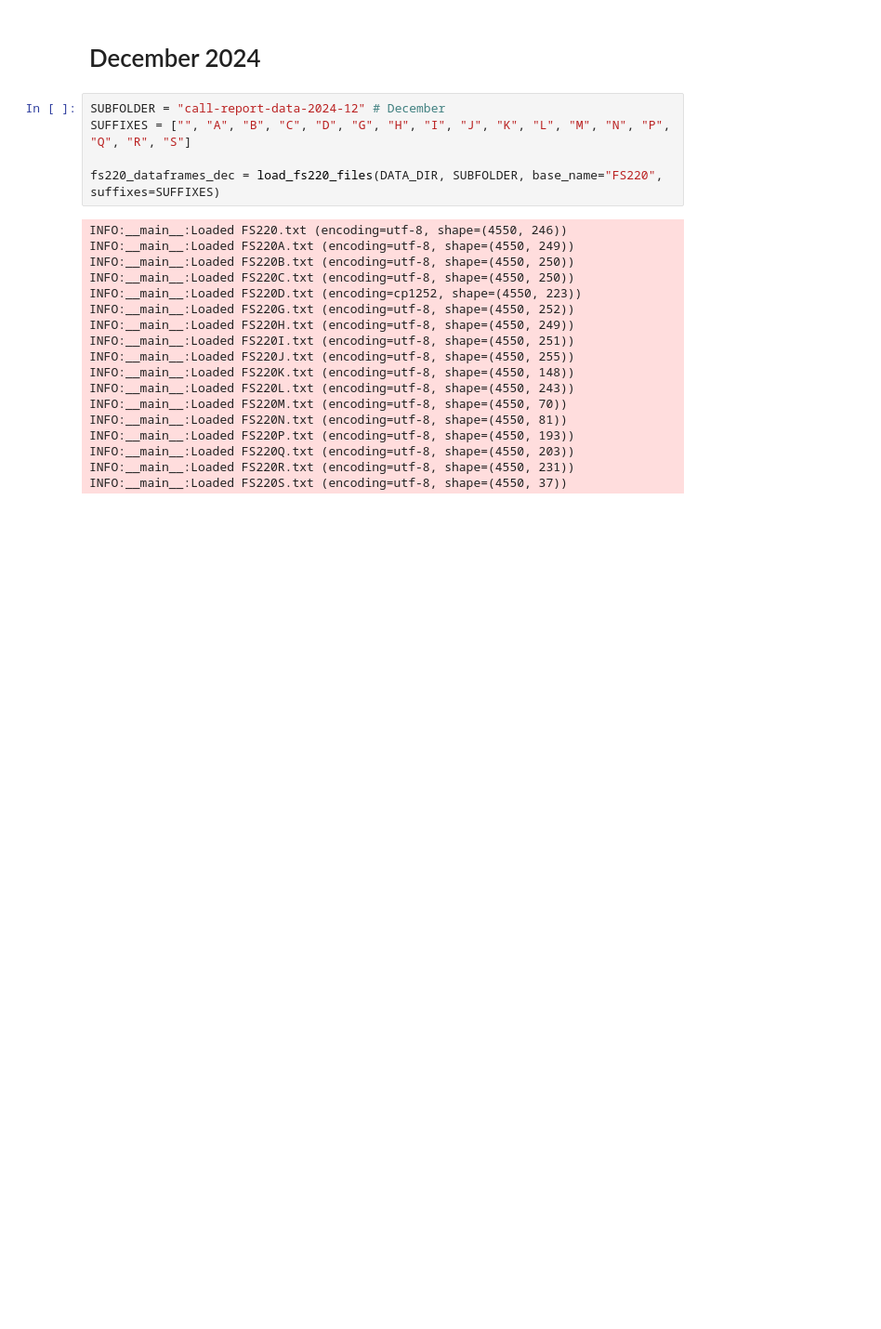
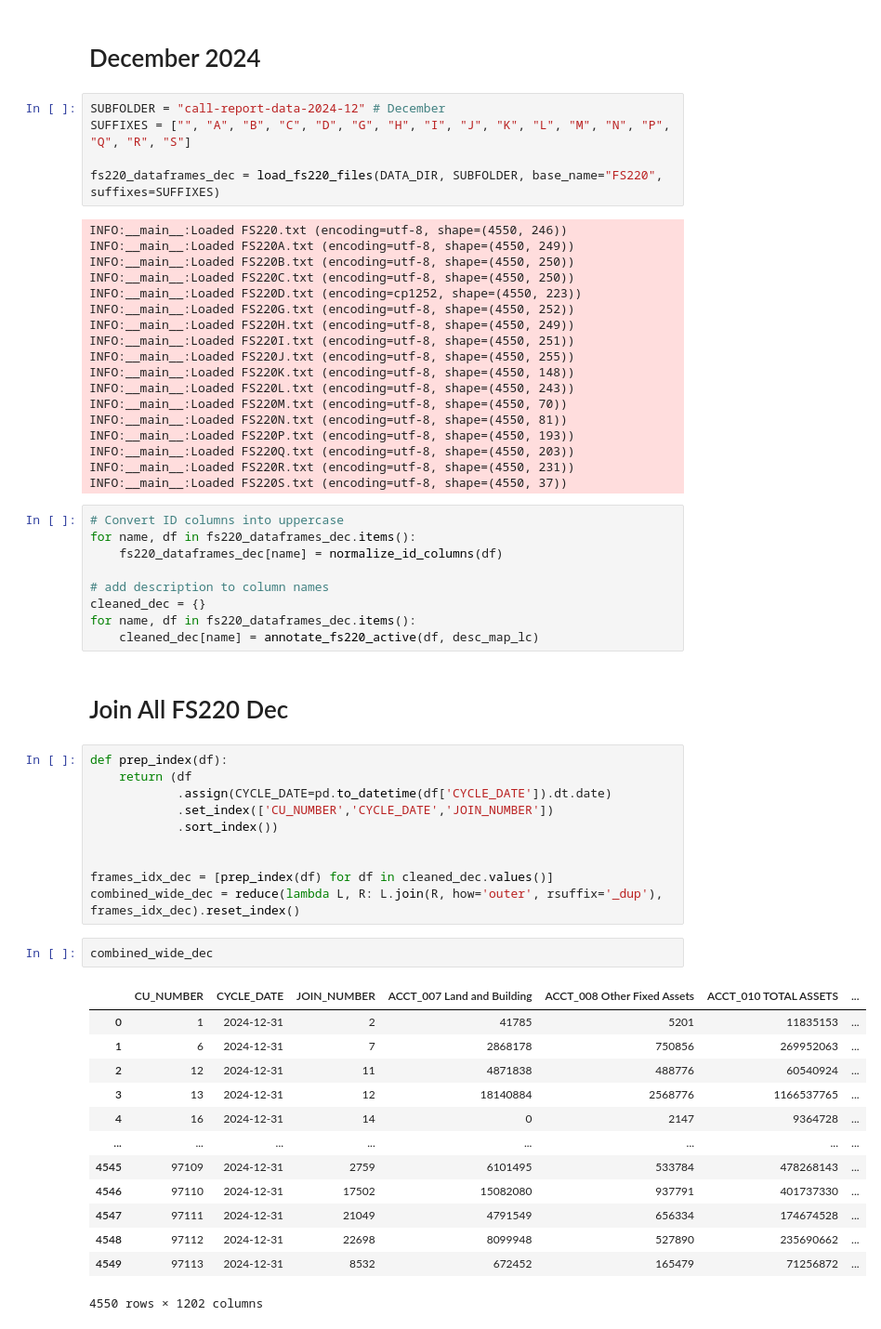
Before and after one commit to manelmahroug/credit-union-performance-analysis, a Jupyter notebook: notebooks/01_data_exploration.ipynb, the cells around one changed output. Shown at 93% size. Cells and saved outputs as stored; diff of their text form; blank space fills up the shorter version.

Commit message:
concat dataframes

```diff
--- a/notebooks/01_data_exploration.ipynb
+++ b/notebooks/01_data_exploration.ipynb
@@ -514,3 +514,40 @@ INFO:__main__:Loaded FS220P.txt (encoding=utf-8, shape=(4550, 193))
 INFO:__main__:Loaded FS220Q.txt (encoding=utf-8, shape=(4550, 203))
 INFO:__main__:Loaded FS220R.txt (encoding=utf-8, shape=(4550, 231))
 INFO:__main__:Loaded FS220S.txt (encoding=utf-8, shape=(4550, 37))
+# %%
+# Convert ID columns into uppercase
+for name, df in fs220_dataframes_dec.items():
+    fs220_dataframes_dec[name] = normalize_id_columns(df)
+
+# add description to column names
+cleaned_dec = {}
+for name, df in fs220_dataframes_dec.items():
+    cleaned_dec[name] = annotate_fs220_active(df, desc_map_lc)
+# %% [markdown]
+# Join All FS220 Dec
+# %%
+def prep_index(df):
+    return (df
+            .assign(CYCLE_DATE=pd.to_datetime(df['CYCLE_DATE']).dt.date)
+            .set_index(['CU_NUMBER','CYCLE_DATE','JOIN_NUMBER'])
+            .sort_index())
+
+
+frames_idx_dec = [prep_index(df) for df in cleaned_dec.values()]
+combined_wide_dec = reduce(lambda L, R: L.join(R, how='outer', rsuffix='_dup'), frames_idx_dec).reset_index()
+# %%
+combined_wide_dec
+# %% [output]
+|  | CU_NUMBER | CYCLE_DATE | JOIN_NUMBER | ACCT_007 Land and Building | ACCT_008 Other Fixed Assets | ACCT_010 TOTAL ASSETS | ... |
+| 0 | 1 | 2024-12-31 | 2 | 41785 | 5201 | 11835153 | ... |
+| 1 | 6 | 2024-12-31 | 7 | 2868178 | 750856 | 269952063 | ... |
+| 2 | 12 | 2024-12-31 | 11 | 4871838 | 488776 | 60540924 | ... |
+| 3 | 13 | 2024-12-31 | 12 | 18140884 | 2568776 | 1166537765 | ... |
+| 4 | 16 | 2024-12-31 | 14 | 0 | 2147 | 9364728 | ... |
+| ... | ... | ... | ... | ... | ... | ... | ... |
+| 4545 | 97109 | 2024-12-31 | 2759 | 6101495 | 533784 | 478268143 | ... |
+| 4546 | 97110 | 2024-12-31 | 17502 | 15082080 | 937791 | 401737330 | ... |
+| 4547 | 97111 | 2024-12-31 | 21049 | 4791549 | 656334 | 174674528 | ... |
+| 4548 | 97112 | 2024-12-31 | 22698 | 8099948 | 527890 | 235690662 | ... |
+| 4549 | 97113 | 2024-12-31 | 8532 | 672452 | 165479 | 71256872 | ... |
+4550 rows × 1202 columns
```
Also changed, not shown: parts of 15 cells of this notebook.
